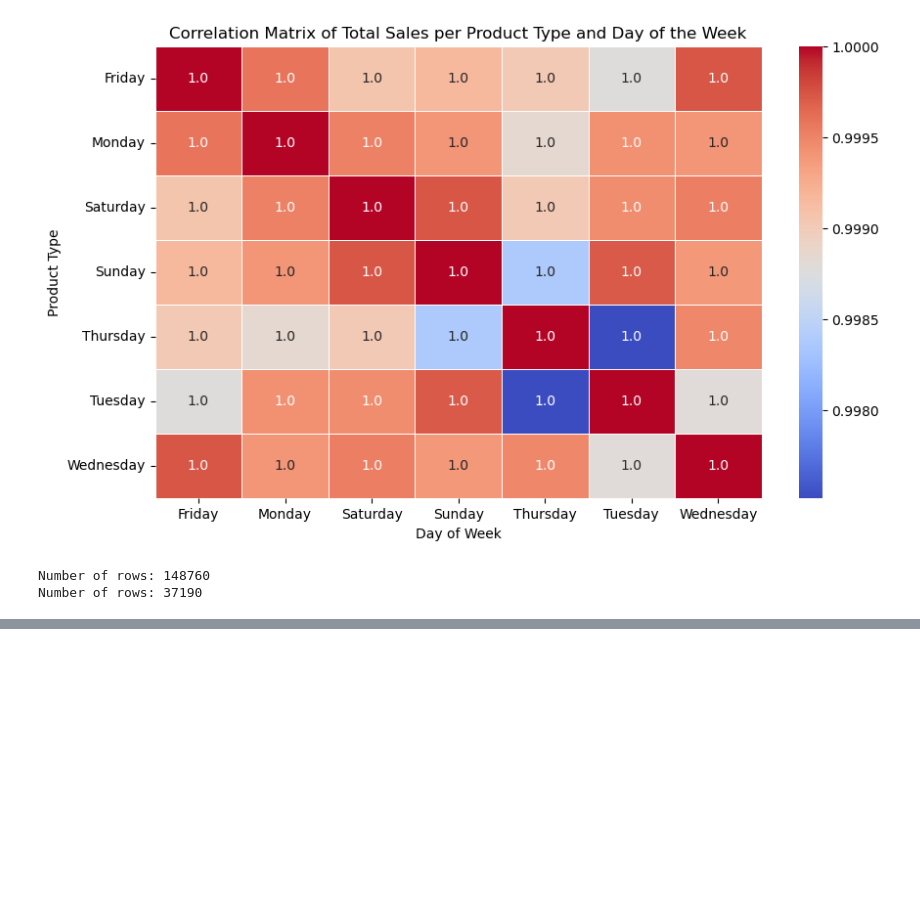
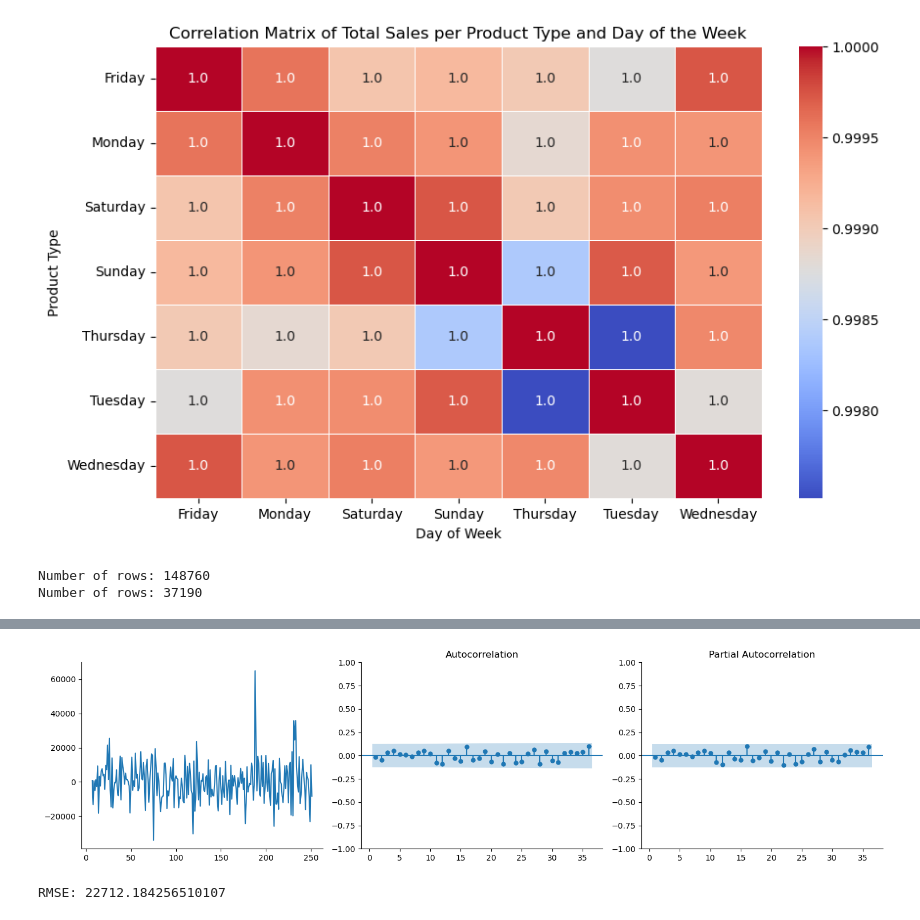
Before and after one commit to Sent-hen/AIS-S24, a Jupyter notebook: Product Price Optimization with TS Forecasting.ipynb, the cells around one changed output, grey strips where cells are left out. Drawn from its saved outputs; the diff is of its cells as text; code cells hidden in the pictures; blank space fills up the shorter version.

Commit message:
model2

```diff
--- a/Product Price Optimization with TS Forecasting.ipynb
+++ b/Product Price Optimization with TS Forecasting.ipynb
@@ -514,0 +556,5 @@ print(oildata_filtered)
+# %%
+order = stepwise_model.order
+seasonal_order = stepwise_model.seasonal_order
+print('order: ',order)
+print('seasonal order: ',seasonal_order)
@@ -514,0 +564,9 @@ print(oildata_filtered)
+# %%
+from statsmodels.tsa.statespace.sarimax import SARIMAX
+# fit SARIMA based on helper plots
+sar = SARIMAX(merged_df['Total Cost per Order'],
+              exog=merged_df[['Open', 'High']],
+                order=order,
+                seasonal_order=seasonal_order, #(P, Q, D)
+                trend='c').fit()
+sar.summary()
@@ -514,0 +628,41 @@ print(oildata_filtered)
+# %%
+from statsmodels.graphics.tsaplots import plot_pacf
+from statsmodels.graphics.tsaplots import plot_acf
+def plots(data, lags=None):
+    plt.figure(figsize=(15, 4))
+    layout = (1, 3)
+    raw  = plt.subplot2grid(layout, (0, 0))
+    acf  = plt.subplot2grid(layout, (0, 1))
+    pacf = plt.subplot2grid(layout, (0, 2))
+
+    raw.plot(data)
+    plot_acf(data, lags=lags, ax=acf, zero=False)
+    plot_pacf(data, lags=lags, ax=pacf, zero = False)
+    sns.despine()
+    plt.tight_layout()
+
+plots(sar.resid[sar.loglikelihood_burn:], lags=36);
+# %% [output]
+[figure, added]
+# %%
+from sklearn.model_selection import TimeSeriesSplit
+from sklearn.metrics import mean_squared_error
+# Perform Time Series Cross-Validation
+tscv = TimeSeriesSplit(n_splits=5)  # Define number of splits
+mae_scores = []  # List to store MAE scores
+
+for train_index, test_index in tscv.split(merged_df):
+    X_train, X_test = merged_df[['Open', 'High']].iloc[train_index], merged_df[['Open', 'High']].iloc[test_index]
+    y_train, y_test = merged_df['Total Cost per Order'].iloc[train_index], merged_df['Total Cost per Order'].iloc[test_index]
+
+    stepwise_model.fit(y_train, exogenous=X_train)
+
+    y_pred = stepwise_model.predict(n_periods=len(test_index), exogenous=X_train)
+    mae = mean_absolute_error(y_test, y_pred)
+    mae_scores.append(mae)
+
+# Calculate Mean MSE
+rmse = np.sqrt(mean_squared_error(y_test, y_pred))
+print("RMSE:", rmse)
+# %% [output]
+RMSE: 22712.184256510107
```
Also changed, not shown: parts of 7 cells of this notebook, 1 other file.
